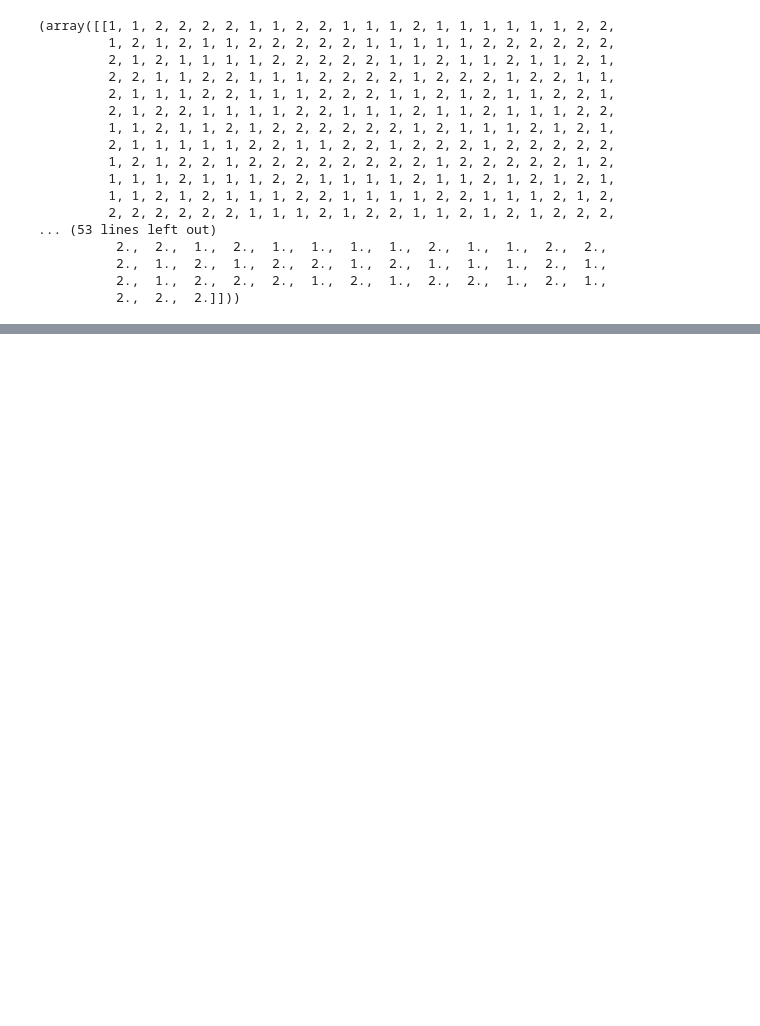
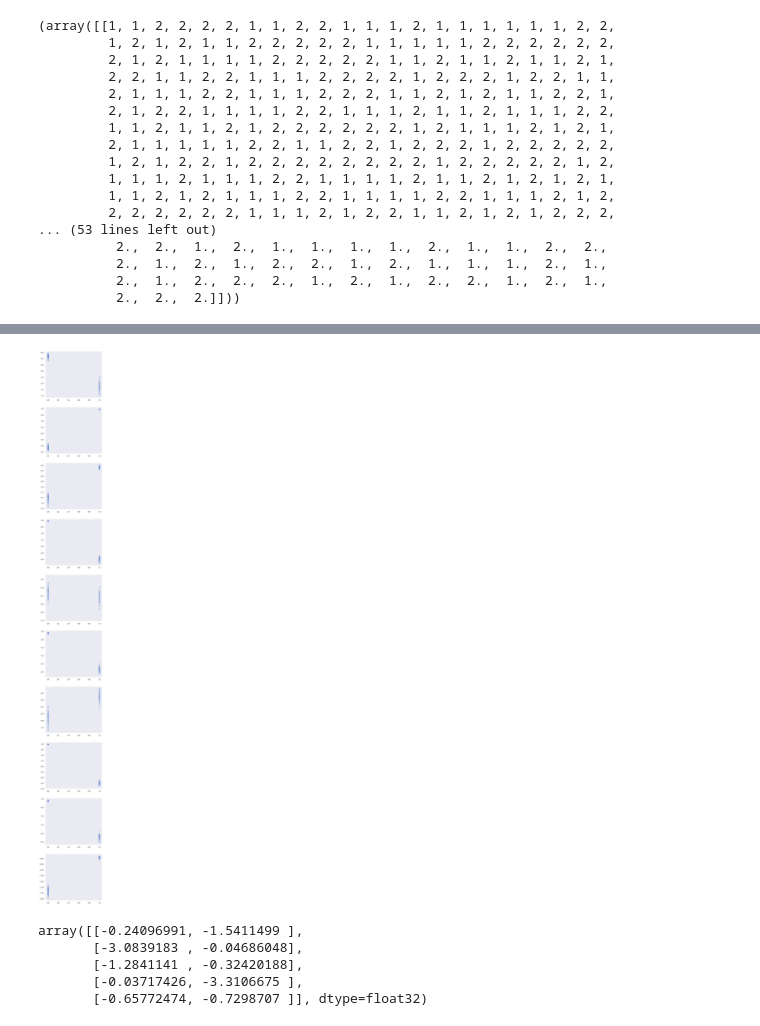
Before and after one commit to julienboussard/dnn_hmm, a Jupyter notebook: load_musall.ipynb, the cells around one changed output, grey strips where cells are left out. Cells and saved outputs as stored; diff of their text form; code cells hidden in the pictures; blank space fills up the shorter version.

```diff
--- a/load_musall.ipynb
+++ b/load_musall.ipynb
@@ -95,0 +432,19 @@ trial_info['CorrectSide'], trial_info['ResponseSide'],
+# %%
+fig = plt.figure(figsize=(6, 60))
+
+for i in range(10):
+
+    #fig=plt.figure()
+    for _ in range(100):
+        plt.subplot(10,1,i+1)
+        plt.scatter(np.arange(2),net(test_dataset[i][0], True).detach().cpu().numpy(), alpha=0.1,c='b')
+# %% [output]
+[figure, added]
+# %%
+net(sample[0], True).detach().cpu().numpy()
+# %% [output]
+array([[-0.24096991, -1.5411499 ],
+       [-3.0839183 , -0.04686048],
+       [-1.2841141 , -0.32420188],
+       [-0.03717426, -3.3106675 ],
+       [-0.65772474, -0.7298707 ]], dtype=float32)
```
Also changed, not shown: parts of 22 cells of this notebook.
